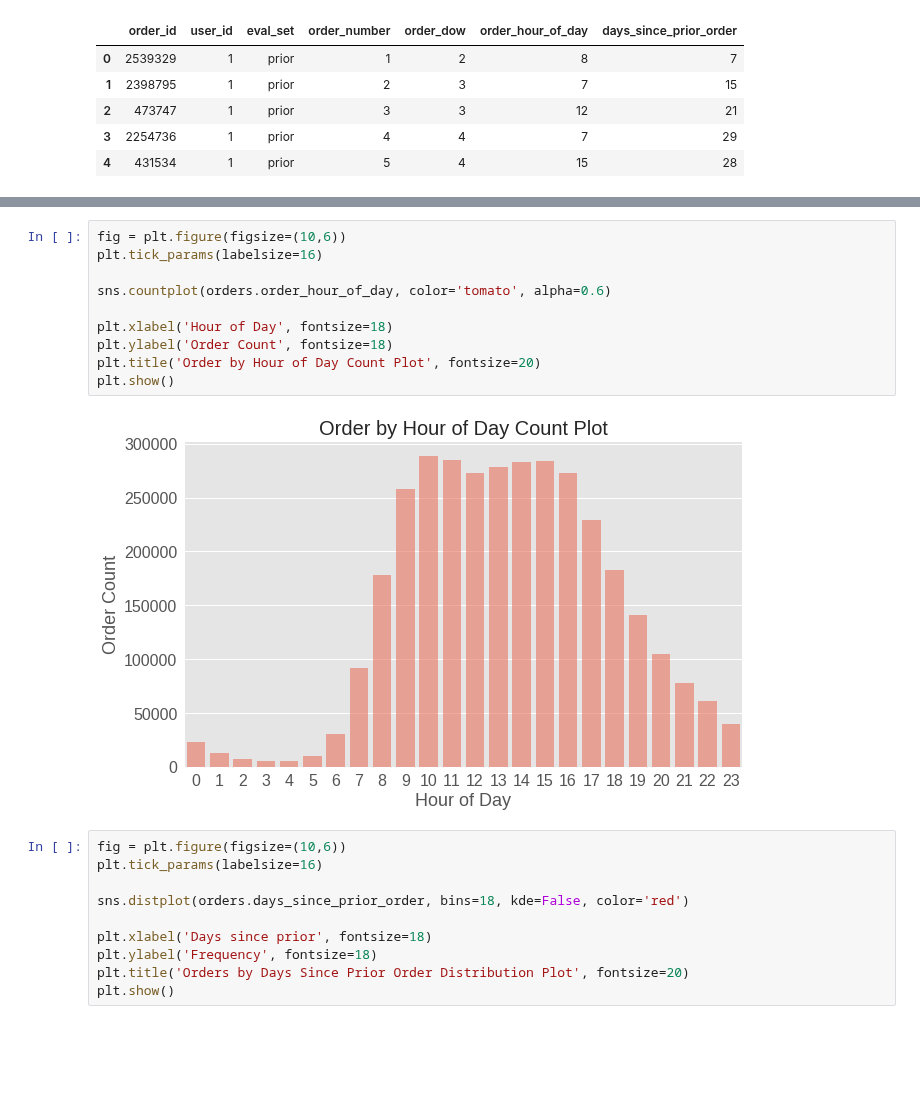
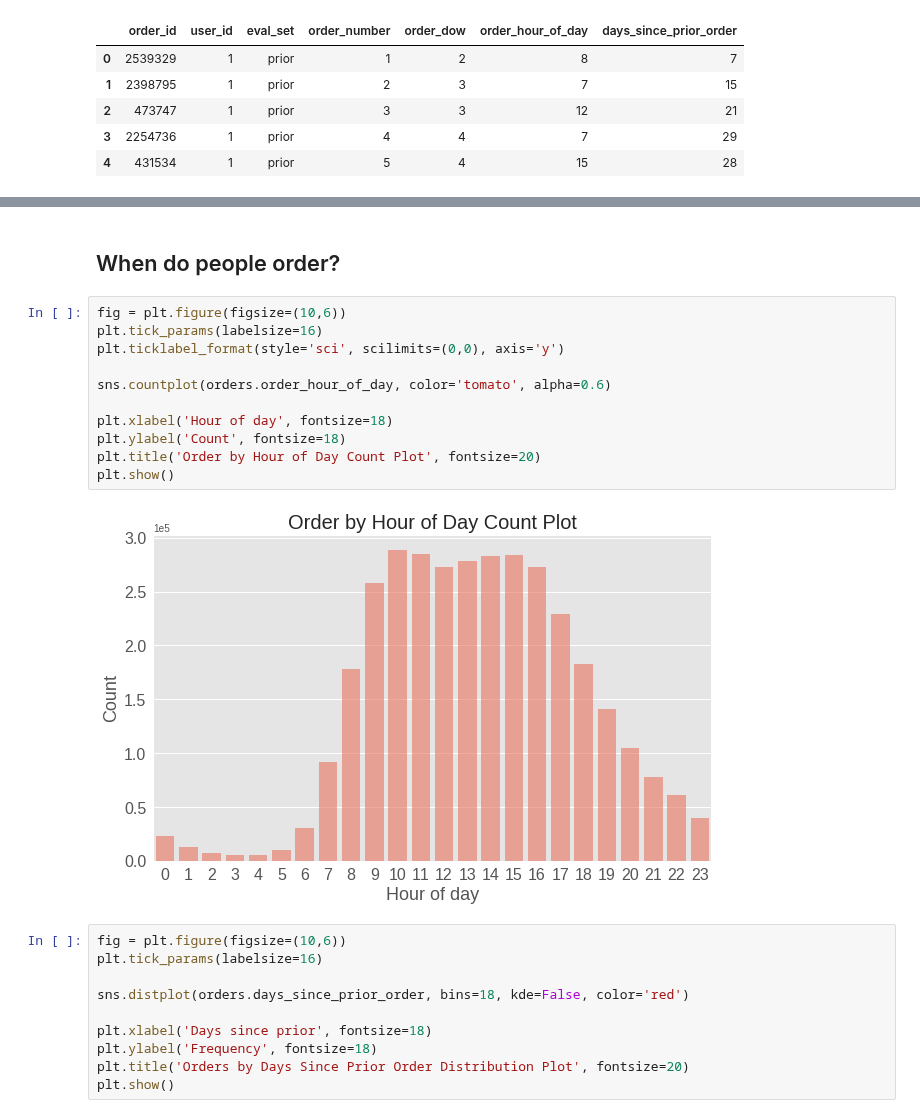
Before and after one commit to alekseisolovev/kaggle, a Jupyter notebook: instacart-market/instacart_market_basket_analysis_eda.ipynb, the cells around one changed output, grey strips where cells are left out. Saved outputs shown, nothing was run; the diff lists cells and outputs as text; blank space fills up the shorter version.

```diff
--- a/instacart-market/instacart_market_basket_analysis_eda.ipynb
+++ b/instacart-market/instacart_market_basket_analysis_eda.ipynb
@@ -30,15 +42,18 @@ orders.head()
+# %% [markdown]
+## When do people order?
 # %%
 fig = plt.figure(figsize=(10,6))
 plt.tick_params(labelsize=16)
+plt.ticklabel_format(style='sci', scilimits=(0,0), axis='y')
 
 sns.countplot(orders.order_hour_of_day, color='tomato', alpha=0.6)
 
-plt.xlabel('Hour of Day', fontsize=18)
-plt.ylabel('Order Count', fontsize=18)
+plt.xlabel('Hour of day', fontsize=18)
+plt.ylabel('Count', fontsize=18)
 plt.title('Order by Hour of Day Count Plot', fontsize=20)
 plt.show()
 # %% [output]
-[figure, old version]
+[figure, new version]
 # %%
 fig = plt.figure(figsize=(10,6))
 plt.tick_params(labelsize=16)
```
Also changed, not shown: parts of 6 cells of this notebook.
